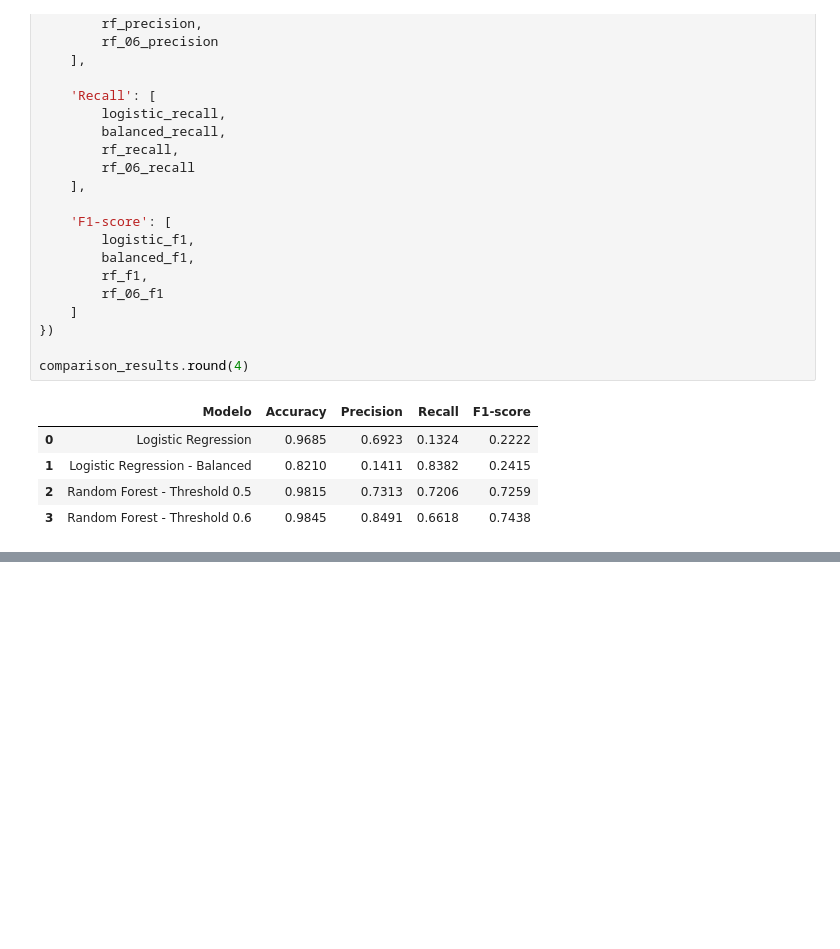
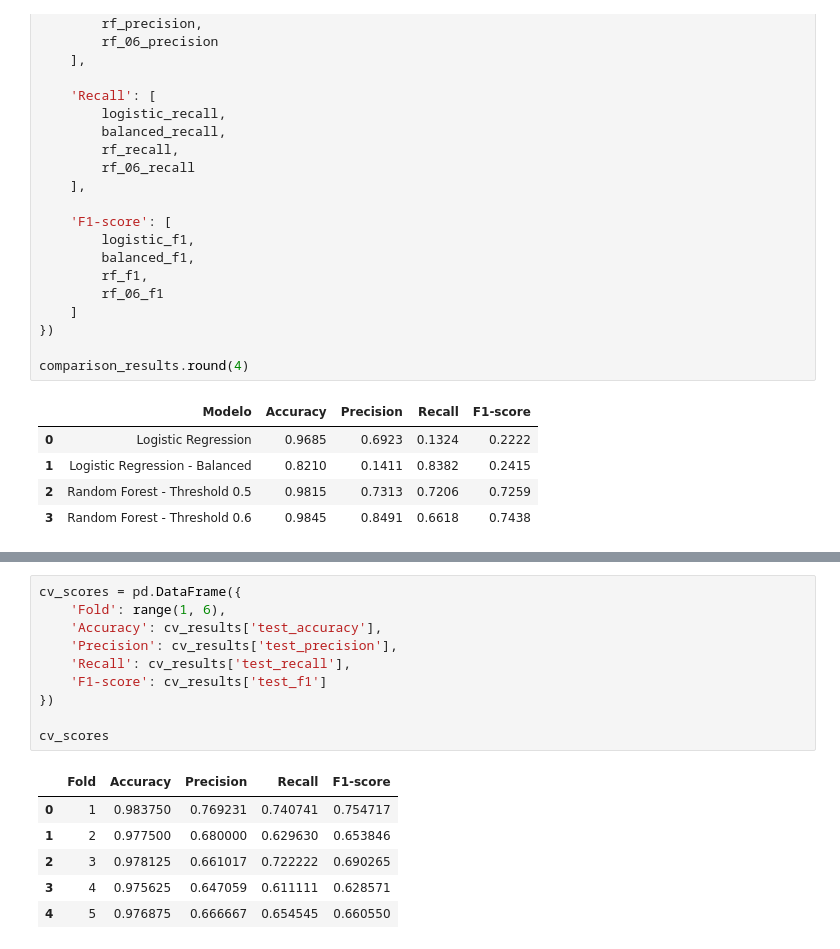
Before and after one commit to joaovitorsoska/Sistema-industrial-deteccao-anomalias, a Jupyter notebook: notebooks/EDA.ipynb, the cells around one changed output, grey strips where cells are left out. Drawn from its saved outputs; the diff is of its cells as text; blank space fills up the shorter version.

```diff
--- a/notebooks/EDA.ipynb
+++ b/notebooks/EDA.ipynb
@@ -755,0 +822,17 @@ comparison_results.round(4)
+# %%
+cv_scores = pd.DataFrame({
+    'Fold': range(1, 6),
+    'Accuracy': cv_results['test_accuracy'],
+    'Precision': cv_results['test_precision'],
+    'Recall': cv_results['test_recall'],
+    'F1-score': cv_results['test_f1']
+})
+
+cv_scores
+# %% [output]
+|  | Fold | Accuracy | Precision | Recall | F1-score |
+| 0 | 1 | 0.983750 | 0.769231 | 0.740741 | 0.754717 |
+| 1 | 2 | 0.977500 | 0.680000 | 0.629630 | 0.653846 |
+| 2 | 3 | 0.978125 | 0.661017 | 0.722222 | 0.690265 |
+| 3 | 4 | 0.975625 | 0.647059 | 0.611111 | 0.628571 |
+| 4 | 5 | 0.976875 | 0.666667 | 0.654545 | 0.660550 |
```
Also changed, not shown: parts of 8 cells of this notebook.
